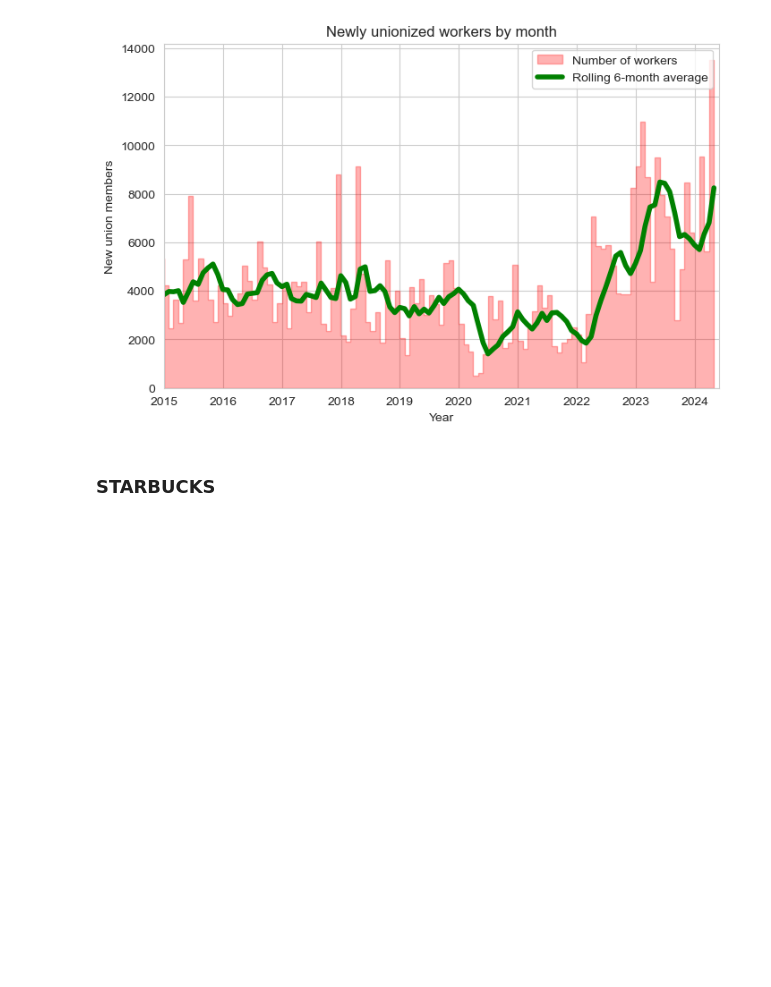
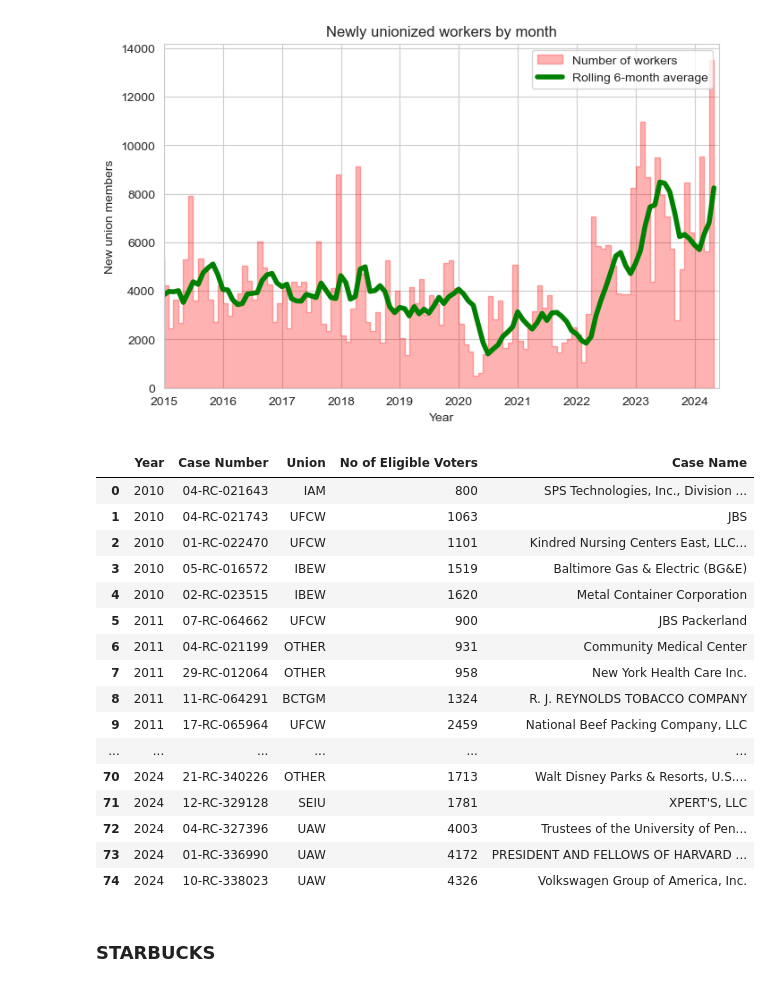
Before and after one commit to AmziJeffs/LaborData, a Jupyter notebook: ElectionsAnalysis.ipynb, the cells around one changed output. Drawn from its saved outputs; the diff is of its cells as text; code cells hidden in the pictures; blank space fills up the shorter version.

Commit message:
Top 5 biggest elections per year, format better

```diff
--- a/ElectionsAnalysis.ipynb
+++ b/ElectionsAnalysis.ipynb
@@ -90,6 +90,35 @@ plt.legend()
 plt.show()
 # %% [output]
 [figure]
+# %%
+five_biggest_by_year = single_elections.drop_duplicates(subset = 'Case Number').sort_values(by = "No of Eligible Voters",ascending = False)
+five_biggest_by_year = five_biggest_by_year.groupby(by = five_biggest_by_year['Date Closed'].dt.year).head(5)
+five_biggest_by_year['Year'] = five_biggest_by_year['Date Closed'].dt.year
+five_biggest_by_year = five_biggest_by_year.sort_values(by = ['Year','No of Eligible Voters'])
+filt = five_biggest_by_year['Year'] >= 2010
+five_biggest_by_year = five_biggest_by_year[filt][['Year', 'Case Number', 'Union', 'No of Eligible Voters', 'Case Name']]
+five_biggest_by_year["No of Eligible Voters"] = five_biggest_by_year["No of Eligible Voters"].astype(int)
+five_biggest_by_year = five_biggest_by_year.reset_index()
+five_biggest_by_year = five_biggest_by_year.style.apply(lambda x: len(five_biggest_by_year.columns)*['background-color:#DDDDDD' if x['Year']%2 == 0 else 'background-color:white'], axis = 1)
+five_biggest_by_year.hide(["Date Closed"], axis = 1)
+# %% [output]
+|  | Year | Case Number | Union | No of Eligible Voters | Case Name |
+| 0 | 2010 | 04-RC-021643 | IAM | 800 | SPS Technologies, Inc., Division ... |
+| 1 | 2010 | 04-RC-021743 | UFCW | 1063 | JBS |
+| 2 | 2010 | 01-RC-022470 | UFCW | 1101 | Kindred Nursing Centers East, LLC... |
+| 3 | 2010 | 05-RC-016572 | IBEW | 1519 | Baltimore Gas & Electric (BG&E) |
+| 4 | 2010 | 02-RC-023515 | IBEW | 1620 | Metal Container Corporation |
+| 5 | 2011 | 07-RC-064662 | UFCW | 900 | JBS Packerland |
+| 6 | 2011 | 04-RC-021199 | OTHER | 931 | Community Medical Center |
+| 7 | 2011 | 29-RC-012064 | OTHER | 958 | New York Health Care Inc. |
+| 8 | 2011 | 11-RC-064291 | BCTGM | 1324 | R. J. REYNOLDS TOBACCO COMPANY |
+| 9 | 2011 | 17-RC-065964 | UFCW | 2459 | National Beef Packing Company, LLC |
+| ... | ... | ... | ... | ... | ... |
+| 70 | 2024 | 21-RC-340226 | OTHER | 1713 | Walt Disney Parks & Resorts, U.S.... |
+| 71 | 2024 | 12-RC-329128 | SEIU | 1781 | XPERT'S, LLC |
+| 72 | 2024 | 04-RC-327396 | UAW | 4003 | Trustees of the University of Pen... |
+| 73 | 2024 | 01-RC-336990 | UAW | 4172 | PRESIDENT AND FELLOWS OF HARVARD ... |
+| 74 | 2024 | 10-RC-338023 | UAW | 4326 | Volkswagen Group of America, Inc. |
 # %% [markdown]
 ### STARBUCKS
 # %%
```
